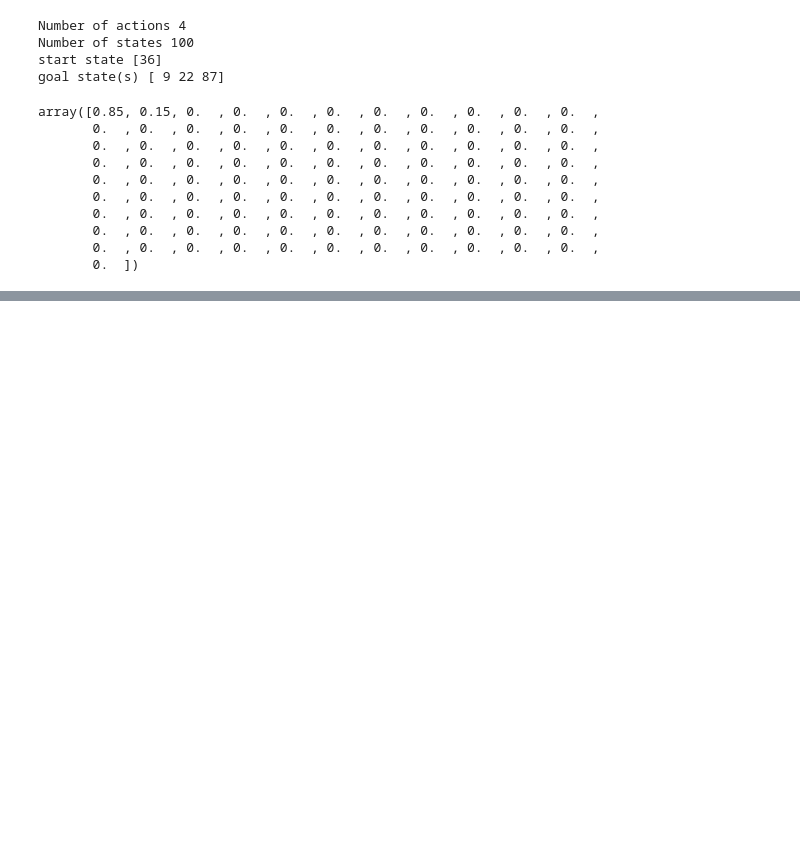
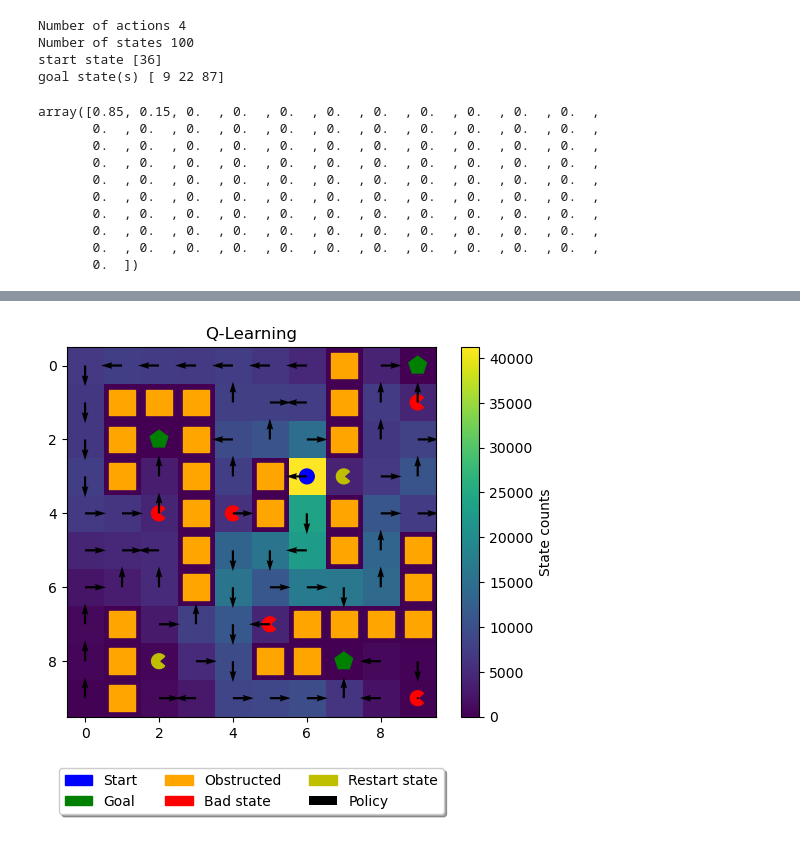
Before and after one commit to UltimateSwampfire/CS6700, a Jupyter notebook: Assignments/PA1/GridWorld_PA1.ipynb, the cells around one changed output, grey strips where cells are left out. Saved outputs shown, nothing was run; the diff lists cells and outputs as text; code cells hidden in the pictures; blank space fills up the shorter version.

```diff
--- a/Assignments/PA1/GridWorld_PA1.ipynb
+++ b/Assignments/PA1/GridWorld_PA1.ipynb
@@ -250,0 +276,16 @@ array([0.85, 0.15, 0.  , 0.  , 0.  , 0.  , 0.  , 0.  , 0.  , 0.  , 0.  ,
+# %%
+num_expts = 5
+total_rewards, total_steps = [], []
+
+for i in range(num_expts):
+    print("Experiment: %d"%(i+1))
+
+    # TODO: run sarsa, store metrics
+    #Q, episode_rewards, steps_to_completion = qlearning(env, Q, choose_action=choose_action_softmax)
+    q_function, pi, state_counts,steps,rewards = sarsa(env, alpha=0.9, epsilon=0.2, maxiter=100, maxeps=10000)
+    total_steps.append(steps)
+    total_rewards.append(rewards)
+
+
+#steps_average=sum(steps)/len(steps)
+#reward_average=sum(rewards)/len(rewards)
@@ -250,0 +407,4 @@ array([0.85, 0.15, 0.  , 0.  , 0.  , 0.  , 0.  , 0.  , 0.  , 0.  , 0.  ,
+# %%
+plot_gridworld(env, policy=pi, state_counts=state_counts, title="Q-Learning")
+# %% [output]
+[figure, added]
```
Also changed, not shown: parts of 19 cells of this notebook, 1 other file.
